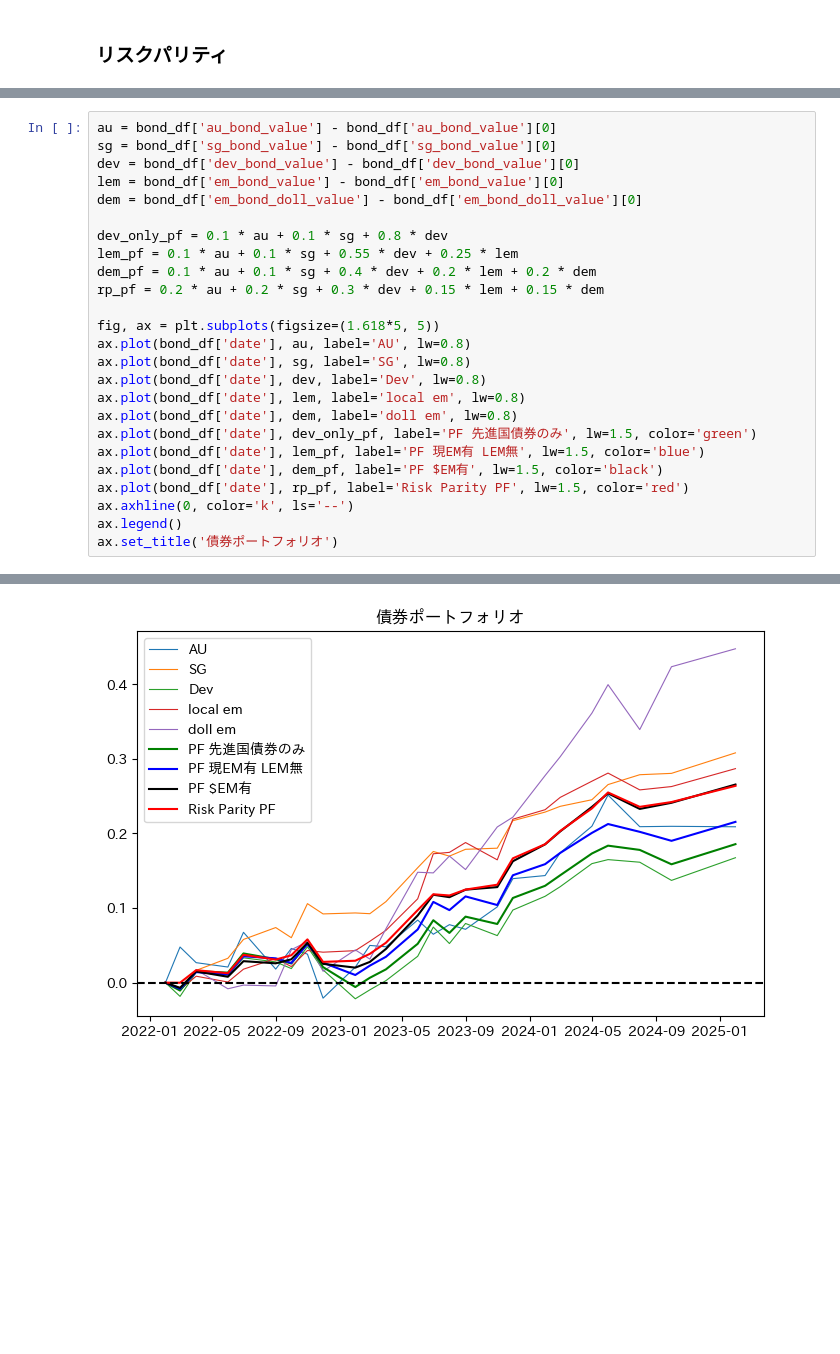
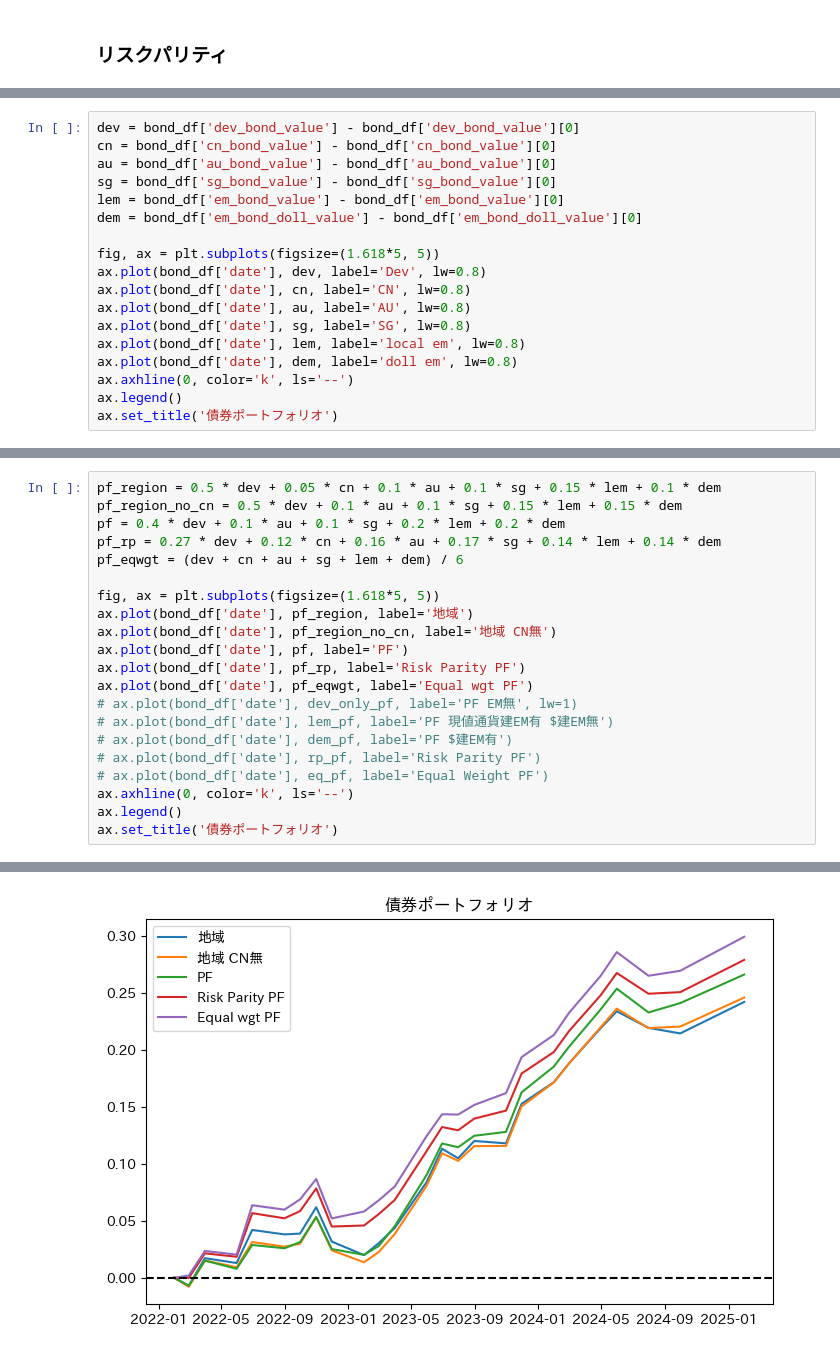
Before and after one commit to Keisei-Akiya/finance, a Jupyter notebook: src/analysis/fund_analysis/bond_portfolio.ipynb, the cells around one changed output, grey strips where cells are left out. Cells and saved outputs as stored; diff of their text form; blank space fills up the shorter version.

```diff
--- a/src/analysis/fund_analysis/bond_portfolio.ipynb
+++ b/src/analysis/fund_analysis/bond_portfolio.ipynb
@@ -587,0 +783,18 @@ emea: 23.03
+# %%
+dev = bond_df['dev_bond_value'] - bond_df['dev_bond_value'][0]
+cn = bond_df['cn_bond_value'] - bond_df['cn_bond_value'][0]
+au = bond_df['au_bond_value'] - bond_df['au_bond_value'][0]
+sg = bond_df['sg_bond_value'] - bond_df['sg_bond_value'][0]
+lem = bond_df['em_bond_value'] - bond_df['em_bond_value'][0]
+dem = bond_df['em_bond_doll_value'] - bond_df['em_bond_doll_value'][0]
+
+fig, ax = plt.subplots(figsize=(1.618*5, 5))
+ax.plot(bond_df['date'], dev, label='Dev', lw=0.8)
+ax.plot(bond_df['date'], cn, label='CN', lw=0.8)
+ax.plot(bond_df['date'], au, label='AU', lw=0.8)
+ax.plot(bond_df['date'], sg, label='SG', lw=0.8)
+ax.plot(bond_df['date'], lem, label='local em', lw=0.8)
+ax.plot(bond_df['date'], dem, label='doll em', lw=0.8)
+ax.axhline(0, color='k', ls='--')
+ax.legend()
+ax.set_title('債券ポートフォリオ')
@@ -588,28 +804,24 @@ emea: 23.03
 # %%
-au = bond_df['au_bond_value'] - bond_df['au_bond_value'][0]
-sg = bond_df['sg_bond_value'] - bond_df['sg_bond_value'][0]
-dev = bond_df['dev_bond_value'] - bond_df['dev_bond_value'][0]
-lem = bond_df['em_bond_value'] - bond_df['em_bond_value'][0]
-dem = bond_df['em_bond_doll_value'] - bond_df['em_bond_doll_value'][0]
-
-dev_only_pf = 0.1 * au + 0.1 * sg + 0.8 * dev
-lem_pf = 0.1 * au + 0.1 * sg + 0.55 * dev + 0.25 * lem
-dem_pf = 0.1 * au + 0.1 * sg + 0.4 * dev + 0.2 * lem + 0.2 * dem
-rp_pf = 0.2 * au + 0.2 * sg + 0.3 * dev + 0.15 * lem + 0.15 * dem
+pf_region = 0.5 * dev + 0.05 * cn + 0.1 * au + 0.1 * sg + 0.15 * lem + 0.1 * dem
+pf_region_no_cn = 0.5 * dev + 0.1 * au + 0.1 * sg + 0.15 * lem + 0.15 * dem
+pf = 0.4 * dev + 0.1 * au + 0.1 * sg + 0.2 * lem + 0.2 * dem
+pf_rp = 0.27 * dev + 0.12 * cn + 0.16 * au + 0.17 * sg + 0.14 * lem + 0.14 * dem
+pf_eqwgt = (dev + cn + au + sg + lem + dem) / 6
 
 fig, ax = plt.subplots(figsize=(1.618*5, 5))
-ax.plot(bond_df['date'], au, label='AU', lw=0.8)
-ax.plot(bond_df['date'], sg, label='SG', lw=0.8)
-ax.plot(bond_df['date'], dev, label='Dev', lw=0.8)
-ax.plot(bond_df['date'], lem, label='local em', lw=0.8)
-ax.plot(bond_df['date'], dem, label='doll em', lw=0.8)
-ax.plot(bond_df['date'], dev_only_pf, label='PF 先進国債券のみ', lw=1.5, color='green')
-ax.plot(bond_df['date'], lem_pf, label='PF 現EM有 LEM無', lw=1.5, color='blue')
-ax.plot(bond_df['date'], dem_pf, label='PF $EM有', lw=1.5, color='black')
-ax.plot(bond_df['date'], rp_pf, label='Risk Parity PF', lw=1.5, color='red')
+ax.plot(bond_df['date'], pf_region, label='地域')
+ax.plot(bond_df['date'], pf_region_no_cn, label='地域 CN無')
+ax.plot(bond_df['date'], pf, label='PF')
+ax.plot(bond_df['date'], pf_rp, label='Risk Parity PF')
+ax.plot(bond_df['date'], pf_eqwgt, label='Equal wgt PF')
+# ax.plot(bond_df['date'], dev_only_pf, label='PF EM無', lw=1)
+# ax.plot(bond_df['date'], lem_pf, label='PF 現値通貨建EM有 $建EM無')
+# ax.plot(bond_df['date'], dem_pf, label='PF $建EM有')
+# ax.plot(bond_df['date'], rp_pf, label='Risk Parity PF')
+# ax.plot(bond_df['date'], eq_pf, label='Equal Weight PF')
 ax.axhline(0, color='k', ls='--')
 ax.legend()
 ax.set_title('債券ポートフォリオ')
 # %% [output]
 Text(0.5, 1.0, '債券ポートフォリオ')
-[figure, old version]
+[figure, new version]
```
Also changed, not shown: parts of 39 cells of this notebook.
